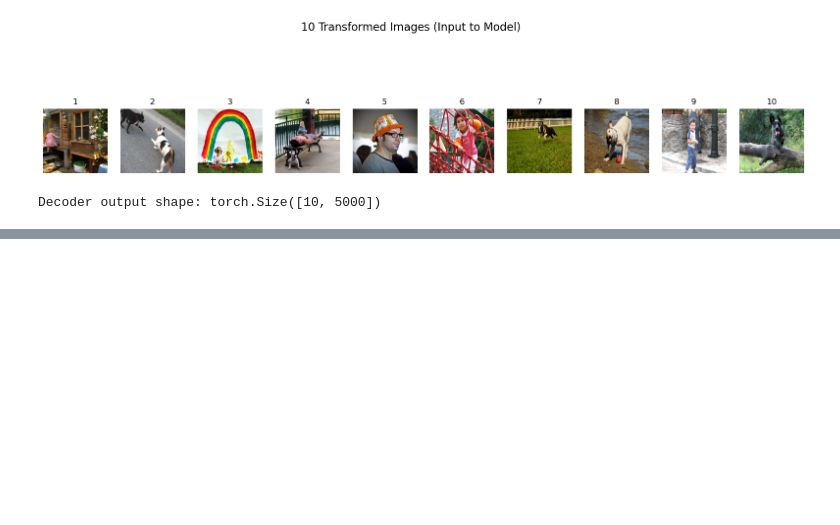
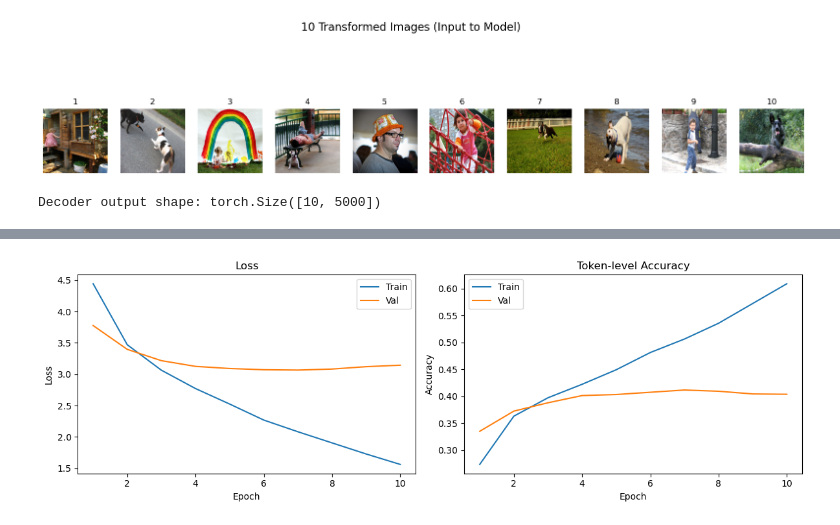
Before and after one commit to williamporomaa/D7047E_exercise_group_5, a Jupyter notebook: Lab3/task1_task2_image_captioning.ipynb, the cells around one changed output, grey strips where cells are left out. Drawn from its saved outputs; the diff is of its cells as text; code cells hidden in the pictures; blank space fills up the shorter version.

```diff
--- a/Lab3/task1_task2_image_captioning.ipynb
+++ b/Lab3/task1_task2_image_captioning.ipynb
@@ -227,3 +227,17 @@ print("Decoder output shape:", outputs.shape)
 Decoder output shape: torch.Size([10, 5000])
 # %%
 #----------------------------------------------------------------#
+# %%
+#@title 9. Hyper-parameters 🔧
+batch_size        = 32      # images per batch
+num_epochs        = 20      # upper-limit; early-stopping will usually halt sooner
+embed_size        = 256     # word & image embedding size
+hidden_size       = 512     # LSTM hidden units
+num_layers        = 1       # LSTM layers
+freq_threshold    = 5       # keep words that appear ≥5×
+learning_rate     = 1e-3
+step_lr_step      = 5       # lr scheduler: step every 5 epochs
+step_lr_gamma     = 0.8
+early_patience    = 3       # epochs of no val-loss improve before stop
+max_caption_len   = 30      # generation cutoff
+device = "cuda" if torch.cuda.is_available() else "cpu"
@@ -229,0 +541,26 @@ Decoder output shape: torch.Size([10, 5000])
+# %%
+#@title 14. Training vs. Validation Curves 📈
+import matplotlib.pyplot as plt
+
+epochs_ran = list(range(1, len(train_losses) + 1))
+
+plt.figure(figsize=(12,4))
+
+# ---- Loss curve ----
+plt.subplot(1,2,1)
+plt.plot(epochs_ran, train_losses, label="Train")
+plt.plot(epochs_ran, val_losses,   label="Val")
+plt.xlabel("Epoch"); plt.ylabel("Loss")
+plt.title("Loss"); plt.legend()
+
+# ---- Accuracy curve ----
+plt.subplot(1,2,2)
+plt.plot(epochs_ran, train_accs, label="Train")
+plt.plot(epochs_ran, val_accs,   label="Val")
+plt.xlabel("Epoch"); plt.ylabel("Accuracy")
+plt.title("Token-level Accuracy"); plt.legend()
+
+plt.tight_layout()
+plt.show()
+# %% [output]
+[figure, added]
```
Also changed, not shown: parts of 6 cells of this notebook.
